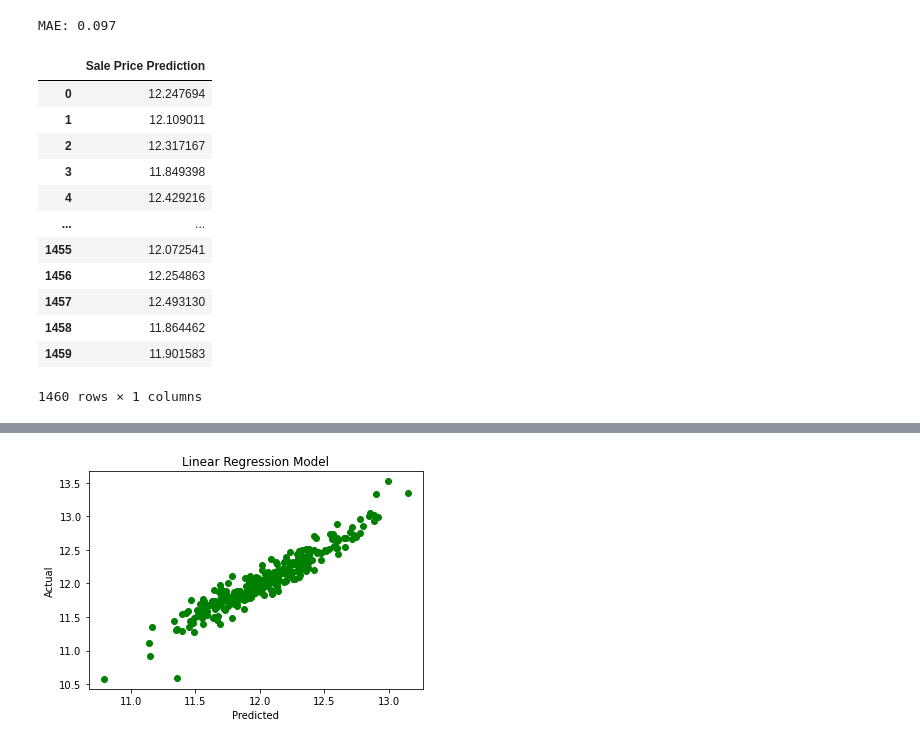
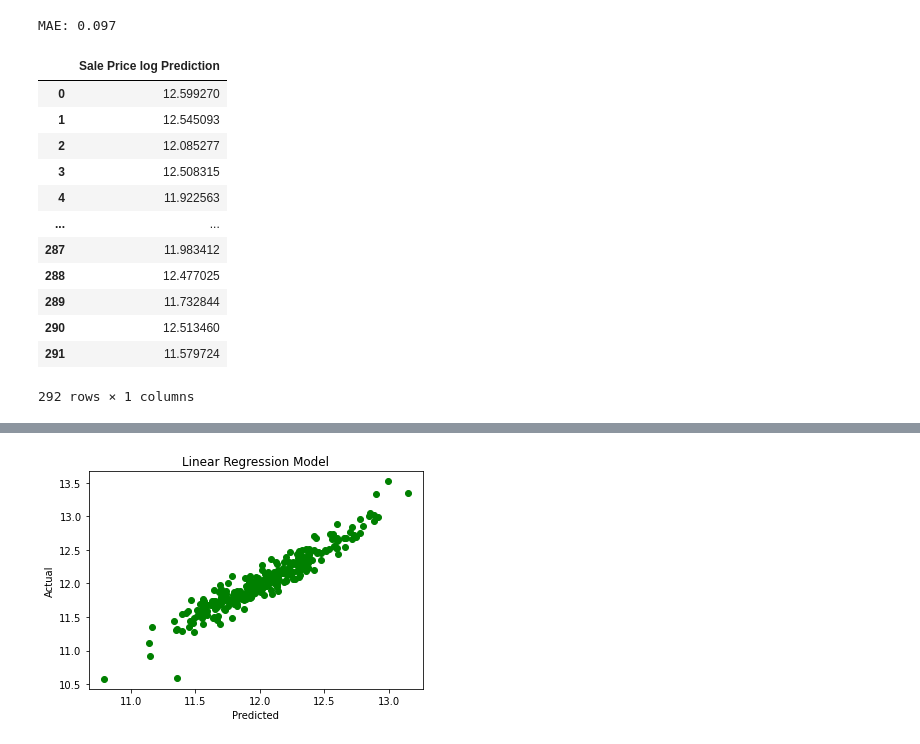
Before and after one commit to Kate5-7-2021/Kate_INFO5731_Spring2021, a Jupyter notebook: Copy_of_INFO5731_Assignment_Four_1.ipynb, the cells around one changed output, grey strips where cells are left out. Drawn from its saved outputs; the diff is of its cells as text; code cells hidden in the pictures.

```diff
--- a/Copy_of_INFO5731_Assignment_Four_1.ipynb
+++ b/Copy_of_INFO5731_Assignment_Four_1.ipynb
@@ -638,22 +642,22 @@ print('MAE: %.3f' % lin_mae)
 # %% [output]
 MAE: 0.097
 # %%
-df_predict=pd.DataFrame({'Sale Price Prediction':y})
+df_predict=pd.DataFrame({'Sale Price log Prediction':lin_model.predict(x_test)})
 df_predict
 # %% [output]
-|  | Sale Price Prediction |
-| 0 | 12.247694 |
-| 1 | 12.109011 |
-| 2 | 12.317167 |
-| 3 | 11.849398 |
-| 4 | 12.429216 |
+|  | Sale Price log Prediction |
+| 0 | 12.599270 |
+| 1 | 12.545093 |
+| 2 | 12.085277 |
+| 3 | 12.508315 |
+| 4 | 11.922563 |
 | ... | ... |
-| 1455 | 12.072541 |
-| 1456 | 12.254863 |
-| 1457 | 12.493130 |
-| 1458 | 11.864462 |
-| 1459 | 11.901583 |
+| 287 | 11.983412 |
+| 288 | 12.477025 |
+| 289 | 11.732844 |
+| 290 | 12.513460 |
+| 291 | 11.579724 |
-1460 rows × 1 columns
+292 rows × 1 columns
 # %%
 #Prediction
 predictions_lin = lin_model.predict(x_test)
```
Also changed, not shown: parts of 16 cells of this notebook.
